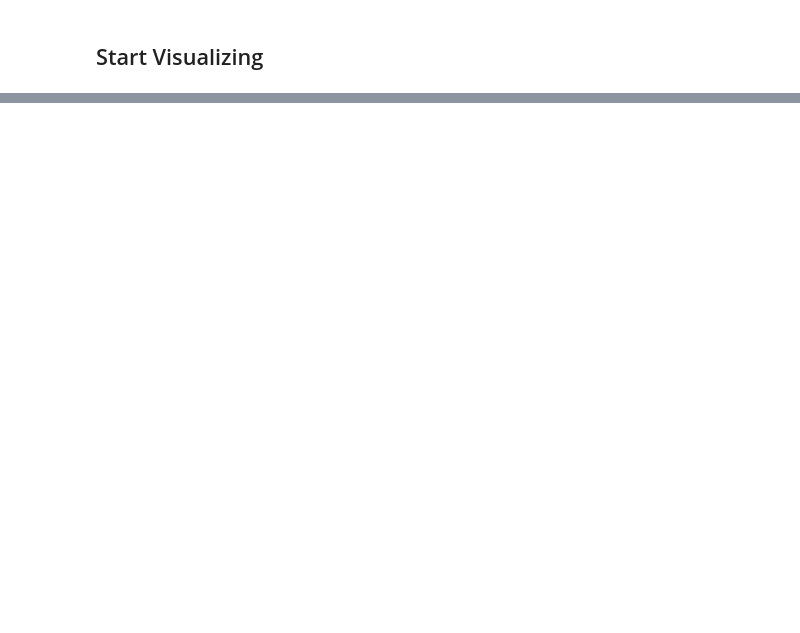
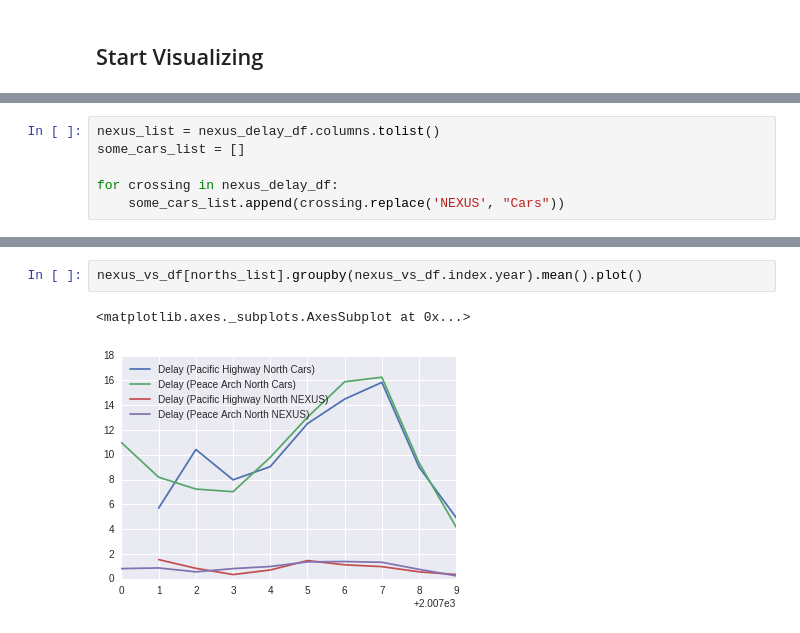
Before and after one commit to kartucson/border-project, a Jupyter notebook: Border Analysis.ipynb, the cells around one changed output, grey strips where cells are left out. Cells and saved outputs as stored; diff of their text form; blank space fills up the shorter version.

```diff
--- a/Border Analysis.ipynb
+++ b/Border Analysis.ipynb
@@ -181,0 +503,6 @@ with plt.style.context('fivethirtyeight'):
+# %%
+nexus_list = nexus_delay_df.columns.tolist()
+some_cars_list = []
+
+for crossing in nexus_delay_df:
+    some_cars_list.append(crossing.replace('NEXUS', "Cars"))
@@ -181,0 +559,5 @@ with plt.style.context('fivethirtyeight'):
+# %%
+nexus_vs_df[norths_list].groupby(nexus_vs_df.index.year).mean().plot()
+# %% [output]
+<matplotlib.axes._subplots.AxesSubplot at 0x...>
+[figure, added]
```
Also changed, not shown: parts of 112 cells of this notebook, 17 other files.
